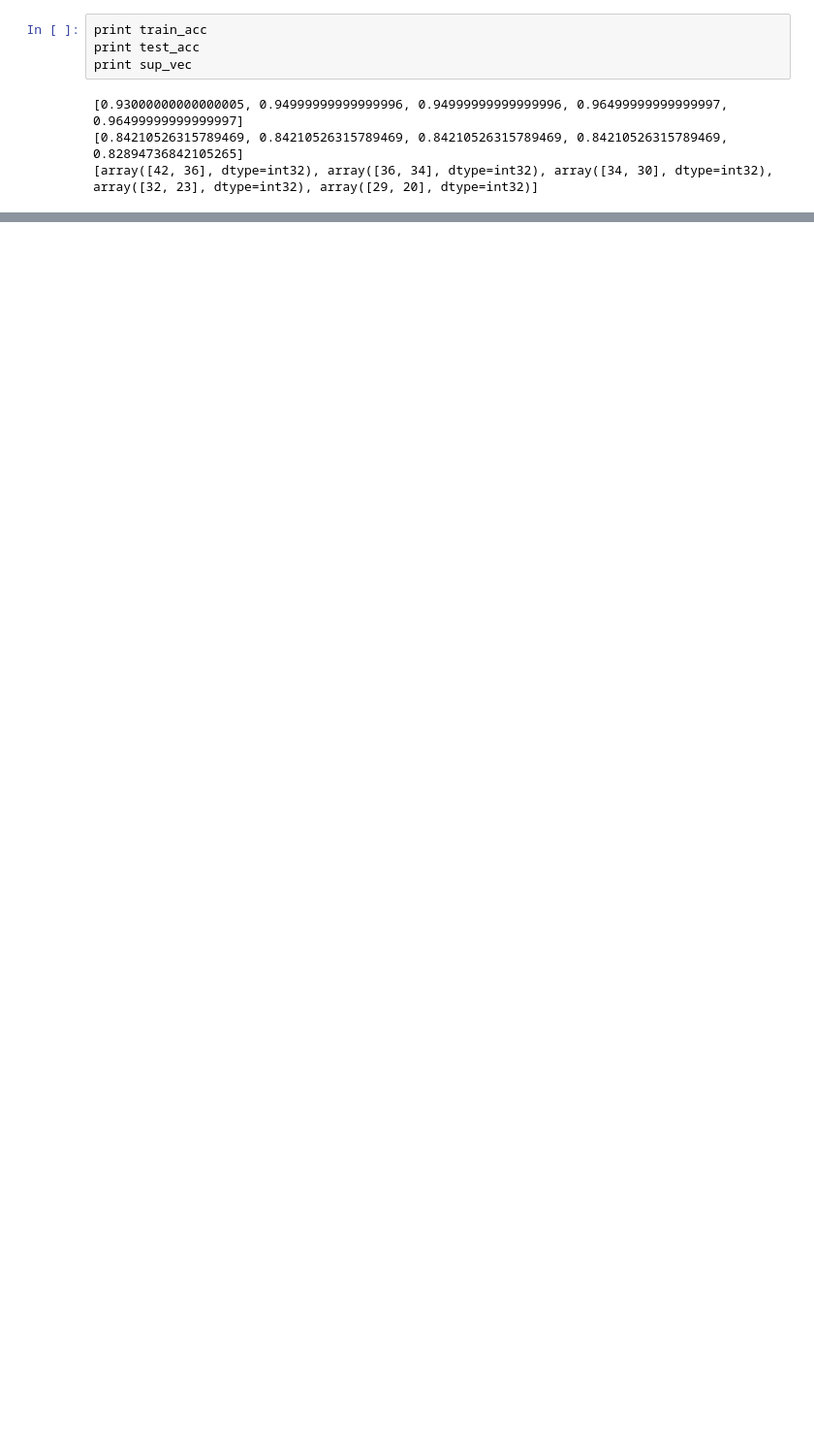
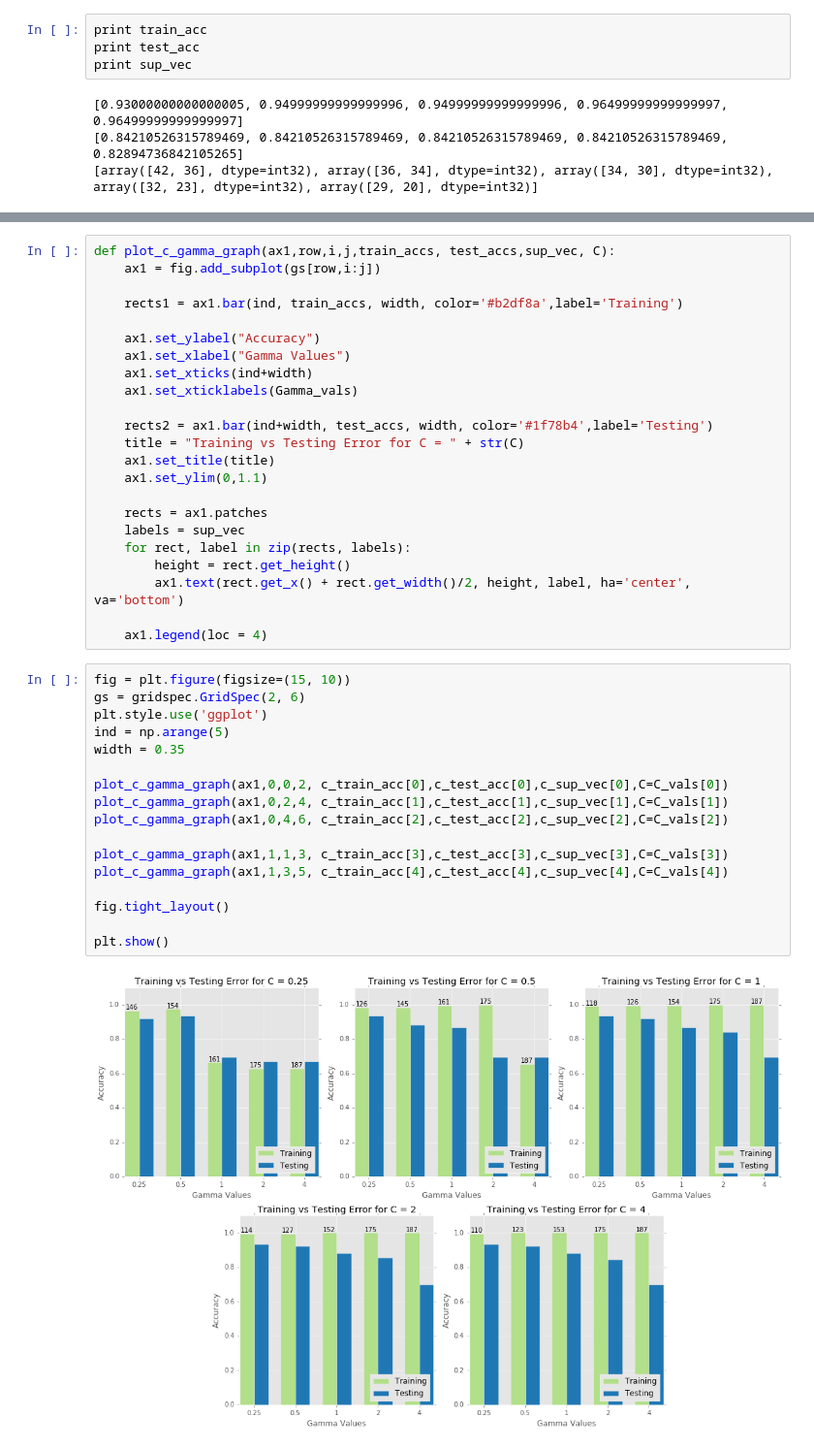
Before and after one commit to rsibi/Machine-Learning, a Jupyter notebook: 2_lm_opt/svm_Q3.ipynb, the cells around one changed output, grey strips where cells are left out. Shown at 97% size. Cells and saved outputs as stored; diff of their text form; blank space fills up the shorter version.

```diff
--- a/2_lm_opt/svm_Q3.ipynb
+++ b/2_lm_opt/svm_Q3.ipynb
@@ -93,0 +134,42 @@ test_acc
+# %%
+def plot_c_gamma_graph(ax1,row,i,j,train_accs, test_accs,sup_vec, C):
+    ax1 = fig.add_subplot(gs[row,i:j])
+
+    rects1 = ax1.bar(ind, train_accs, width, color='#b2df8a',label='Training')
+
+    ax1.set_ylabel("Accuracy")
+    ax1.set_xlabel("Gamma Values")
+    ax1.set_xticks(ind+width)
+    ax1.set_xticklabels(Gamma_vals)
+
+    rects2 = ax1.bar(ind+width, test_accs, width, color='#1f78b4',label='Testing')
+    title = "Training vs Testing Error for C = " + str(C)
+    ax1.set_title(title)
+    ax1.set_ylim(0,1.1)
+
+    rects = ax1.patches
+    labels = sup_vec
+    for rect, label in zip(rects, labels):
+        height = rect.get_height()
+        ax1.text(rect.get_x() + rect.get_width()/2, height, label, ha='center', va='bottom')
+
+    ax1.legend(loc = 4)
+# %%
+fig = plt.figure(figsize=(15, 10))
+gs = gridspec.GridSpec(2, 6)
+plt.style.use('ggplot')
+ind = np.arange(5)
+width = 0.35
+
+plot_c_gamma_graph(ax1,0,0,2, c_train_acc[0],c_test_acc[0],c_sup_vec[0],C=C_vals[0])
+plot_c_gamma_graph(ax1,0,2,4, c_train_acc[1],c_test_acc[1],c_sup_vec[1],C=C_vals[1])
+plot_c_gamma_graph(ax1,0,4,6, c_train_acc[2],c_test_acc[2],c_sup_vec[2],C=C_vals[2])
+
+plot_c_gamma_graph(ax1,1,1,3, c_train_acc[3],c_test_acc[3],c_sup_vec[3],C=C_vals[3])
+plot_c_gamma_graph(ax1,1,3,5, c_train_acc[4],c_test_acc[4],c_sup_vec[4],C=C_vals[4])
+
+fig.tight_layout()
+
+plt.show()
+# %% [output]
+[figure, added]
```
Also changed, not shown: parts of 8 cells of this notebook.
